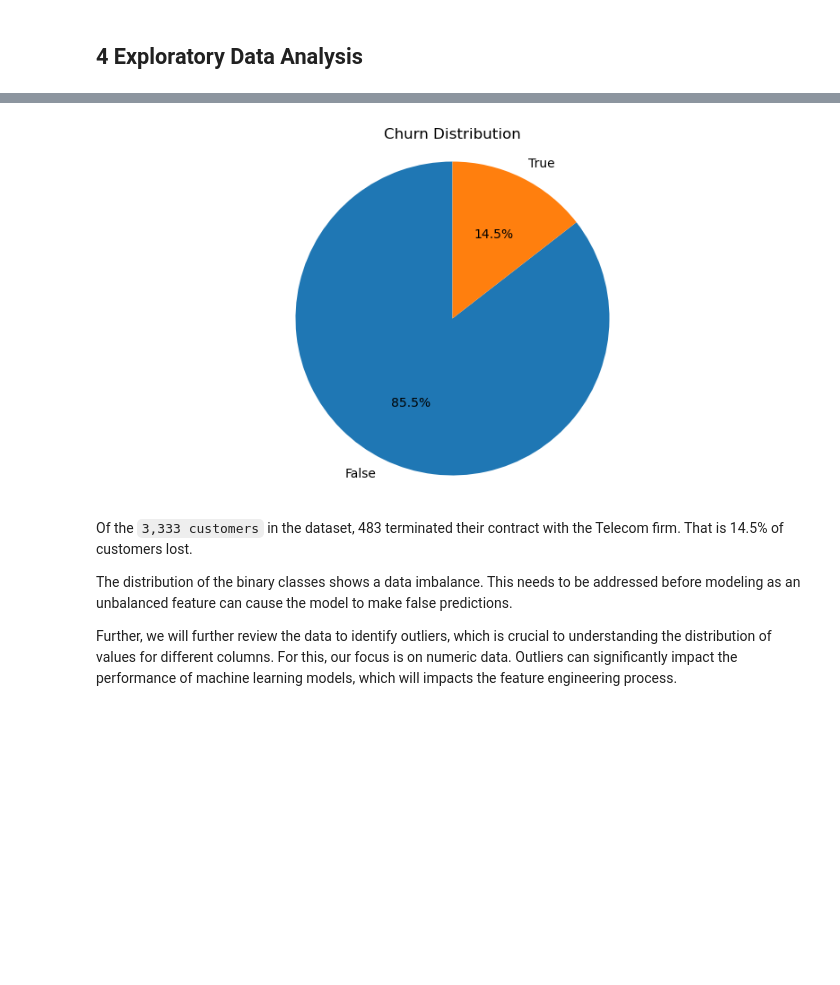
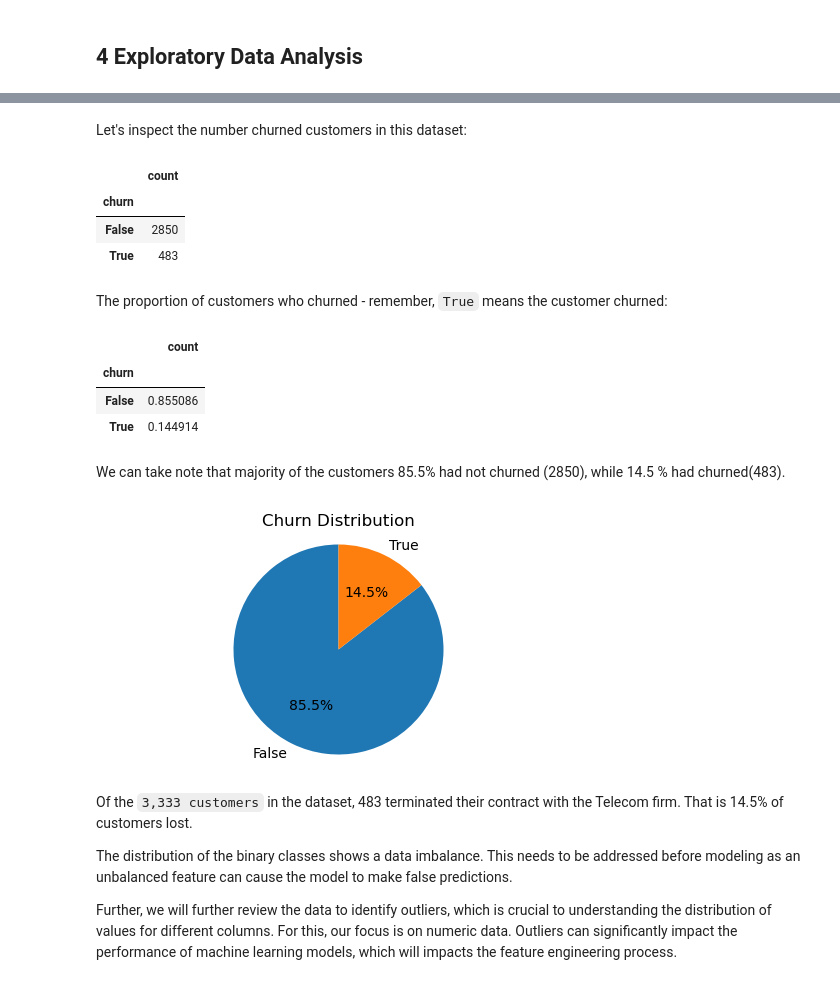
Before and after one commit to ShanChesseret/Predicting-Customer-Retention-For-SyriaTel-Mobile-Telecom, a Jupyter notebook: index.ipynb, the cells around one changed output, grey strips where cells are left out. Drawn from its saved outputs; the diff is of its cells as text; code cells hidden in the pictures; blank space fills up the shorter version.

Commit message:
Added Changes to Exploratory Data Analysis

```diff
--- a/index.ipynb
+++ b/index.ipynb
@@ -242,17 +215,39 @@ plt.show()
+# %% [markdown]
+Let's inspect the number churned customers in this dataset:
+# %%
+churn_vals = pd.DataFrame(data.churn.value_counts())
+churn_vals
+# %% [output]
+|  | count |
+| churn |  |
+| False | 2850 |
+| True | 483 |
+# %% [markdown]
+The proportion of customers who churned - remember, `True` means the customer churned:
+# %%
+churn_perc = pd.DataFrame(data.churn.value_counts()/len(data.churn))
+churn_perc
+# %% [output]
+|  | count |
+| churn |  |
+| False | 0.855086 |
+| True | 0.144914 |
+# %% [markdown]
+We can take note that majority of the customers 85.5% had not churned (2850), while 14.5 % had churned(483).
 # %%
 # representing the same using a Pie Chart to visualize the percentages
 churn_counts = data['churn'].value_counts()
 
 # Create a new figure with a larger size
-plt.figure(figsize=(10, 5))
+plt.figure(figsize=(6, 3))
 
 # Create a pie chart
 plt.pie(churn_counts, labels=churn_counts.index, autopct='%1.1f%%', startangle=90)
 plt.title('Churn Distribution')
 plt.axis('equal')  # Equal aspect ratio ensures that pie is drawn as a circle
 plt.show()
 # %% [output]
-[figure, old version]
+[figure, new version]
 # %% [markdown]
 Of the `3,333 customers` in the dataset, 483 terminated their contract with the Telecom firm. That is 14.5% of customers lost.
 
```
Also changed, not shown: parts of 70 cells of this notebook, 1 other file.
